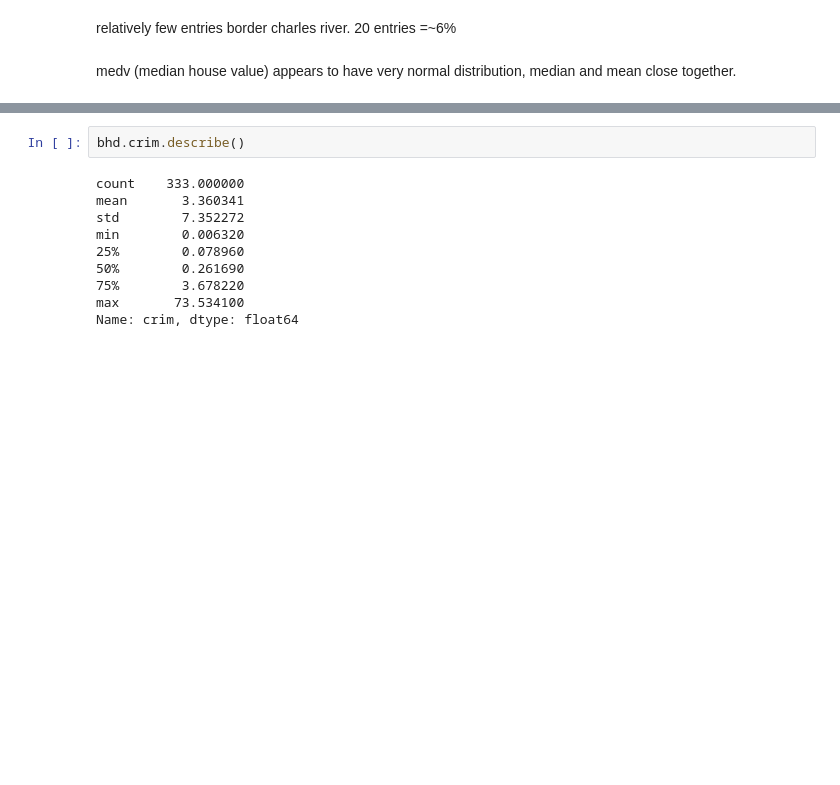
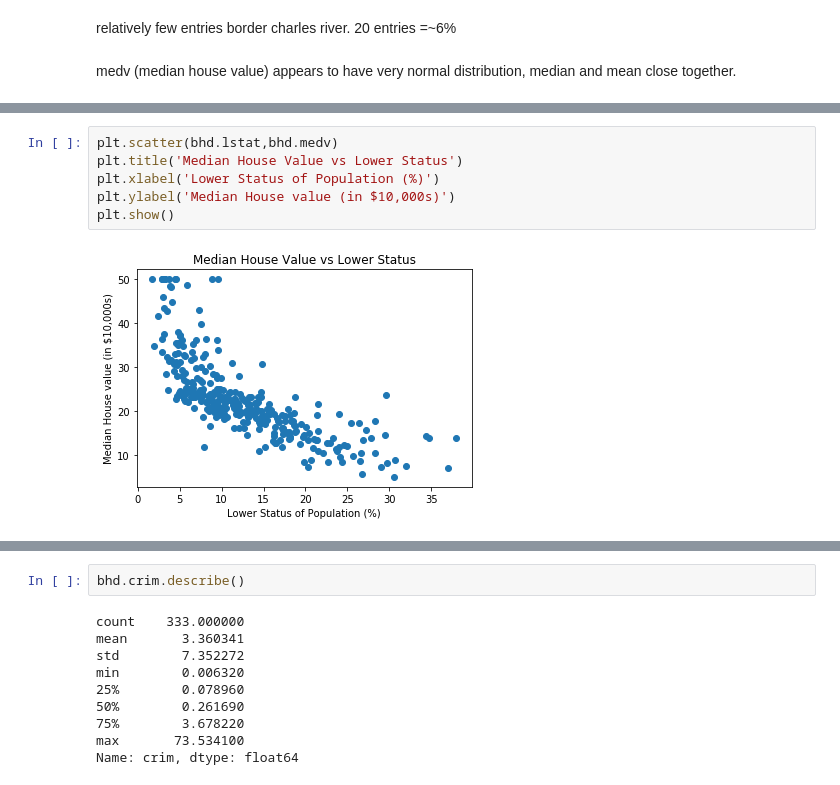
Before and after one commit to ktzioumis/dsc-1-03-16-eda-with-pandas-using-the-boston-housing-data-lab-online-ds-pt-112618, a Jupyter notebook: index.ipynb, the cells around one changed output, grey strips where cells are left out. Drawn from its saved outputs; the diff is of its cells as text; blank space fills up the shorter version.

```diff
--- a/index.ipynb
+++ b/index.ipynb
@@ -187,0 +152,8 @@ array([[<matplotlib.axes._subplots.AxesSubplot object at 0x...>,
+# %%
+plt.scatter(bhd.lstat,bhd.medv)
+plt.title('Median House Value vs Lower Status')
+plt.xlabel('Lower Status of Population (%)')
+plt.ylabel('Median House value (in $10,000s)')
+plt.show()
+# %% [output]
+[figure, added]
```
Also changed, not shown: parts of 28 cells of this notebook.
